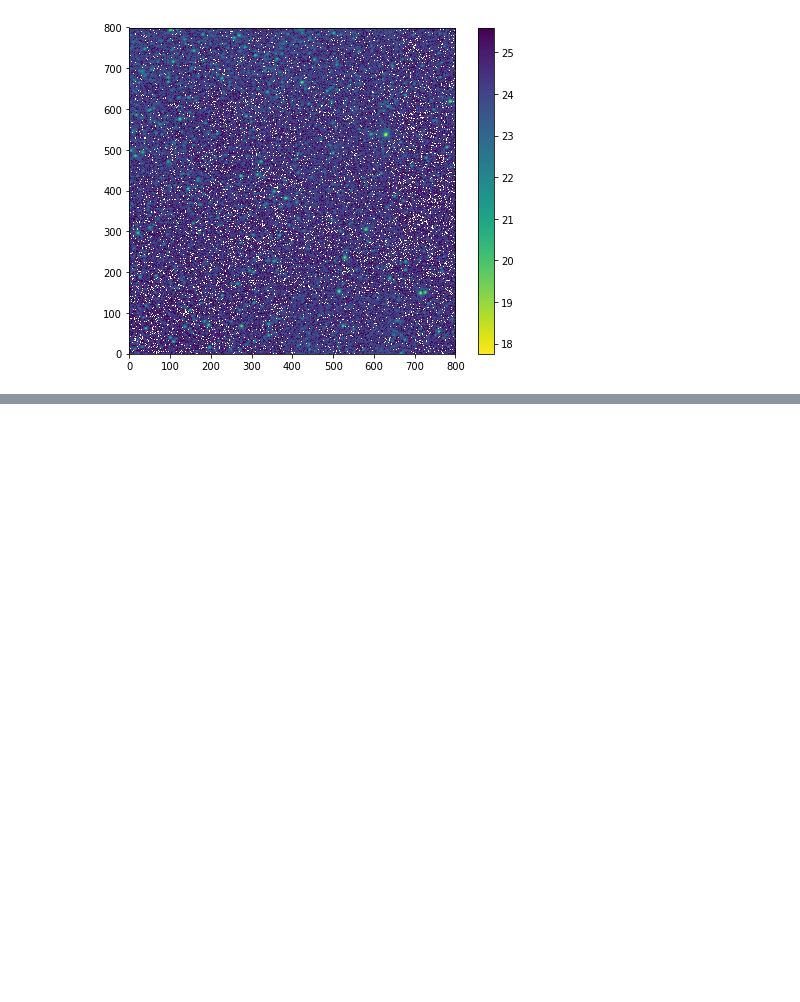
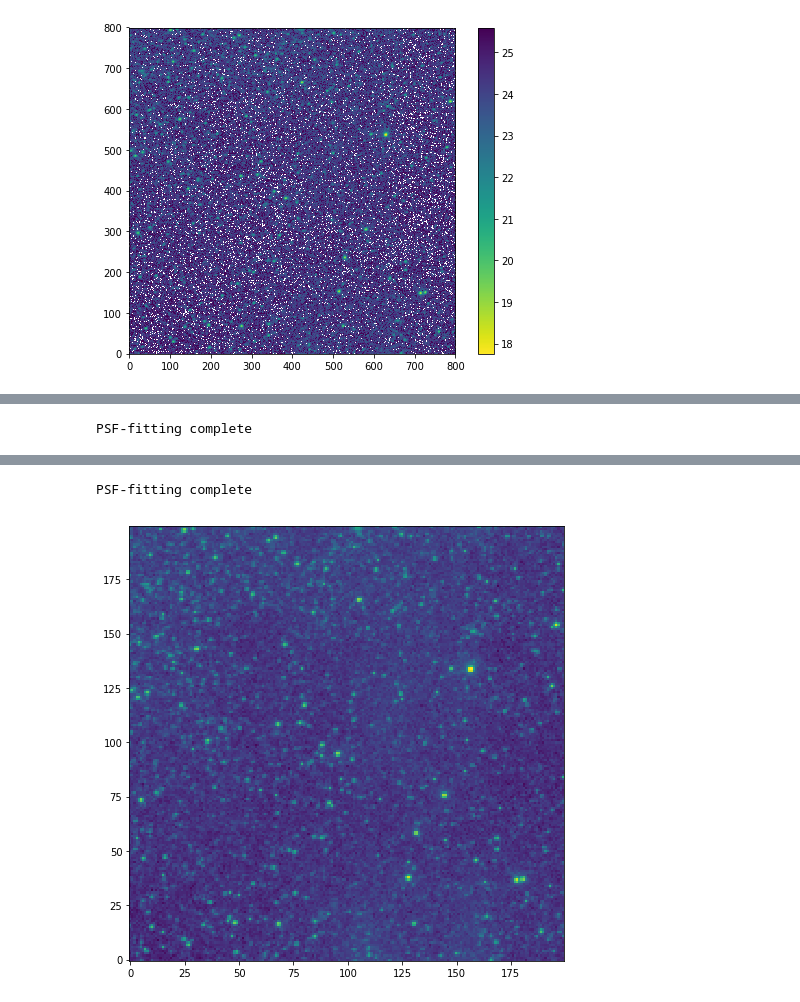
Before and after one commit to bwgref/duet-astro, a Jupyter notebook: notebooks/LMC image simulation.ipynb, the cells around one changed output, grey strips where cells are left out. Saved outputs shown, nothing was run; the diff lists cells and outputs as text; code cells hidden in the pictures; blank space fills up the shorter version.

Commit message:
Set up fake stars test (WIP)

```diff
--- a/notebooks/LMC image simulation.ipynb
+++ b/notebooks/LMC image simulation.ipynb
@@ -7,13 +7,13 @@ from astropy.convolution import convolve
 import os
 
 from astroduet.config import Telescope
+from astroduet.diff_image import py_zogy
 from astroduet.utils import duet_abmag_to_fluence, duet_fluence_to_abmag
 from astroduet.image_utils import find, ap_phot, run_daophot
 
 duet = Telescope()
 datadir = os.path.join(os.getcwd(), '../astroduet/data')
 
-read_noise = 3.
 exposure = 300 * u.s
 # %%
 # Load a GALEX LMC/SMC image
@@ -251,0 +295,40 @@ PSF-fitting complete
+# %%
+# Create reference image with fake stars
+fake_stars1 = np.zeros(counts1.shape) * crs1.unit
+fake_stars1[y, x] = crs1
+fake_stars1 = convolve(fake_stars1, psf_kernel) * u.ph / u.s
+
+fake_stars2 = np.zeros(counts2.shape) * crs2.unit
+fake_stars2[y, x] = crs2
+fake_stars2 = convolve(fake_stars2, psf_kernel) * u.ph / u.s
+
+all_stars_counts1, all_stars_counts2 = counts1 + (fake_stars1 * exposure), counts2 + (fake_stars2 * exposure)
+
+ref1, ref2 = np.zeros(all_stars_counts1.shape) * counts1.unit, np.zeros(all_stars_counts2.shape) * counts2.unit
+for i in range(n_exp):
+    # Apply Poisson noise and instrument noise
+    r1 = np.random.poisson(all_stars_counts1.value) + np.random.normal(loc=0,scale=read_noise,size=counts1.shape)
+    r1 = np.floor(r1) * counts1.unit
+    r1[r1 < 0] = 0
+
+    r2 = np.random.poisson(all_stars_counts2.value) + np.random.normal(loc=0,scale=read_noise,size=counts2.shape)
+    r2 = np.floor(r2) * counts2.unit
+    r2[r2 < 0] = 0
+
+    # Add to the co-add
+    ref1 += r1
+    ref2 += r2
+
+fake_ref_rate1 = ref1 / (exposure * n_exp)
+fake_ref_rate2 = ref2 / (exposure * n_exp)
+
+plt.figure(figsize=(8,8))
+plt.imshow(fake_ref_rate1.value, cmap='viridis', aspect=1, origin='lower', norm=LogNorm())
+
+# Can we find/measure the fake stars?
+fake_ref_tbl1, _, threshold1 = find(fake_ref_rate1.value,psf_fwhm_pix.value,method='daophot')
+fake_ref_tbl2, _, threshold2 = find(fake_ref_rate2.value,psf_fwhm_pix.value,method='daophot')
+
+fake_ref_result1, _ = run_daophot(fake_ref_rate1.value,threshold1,fake_ref_tbl1,niters=1,duet=duet)
+fake_ref_result2, _ = run_daophot(fake_ref_rate2.value,threshold2,fake_ref_tbl2,niters=1,duet=duet)
+# %% [output]
@@ -251,0 +337 @@ PSF-fitting complete
+PSF-fitting complete
@@ -251,0 +340,2 @@ PSF-fitting complete
+PSF-fitting complete
+[figure, added]
```
Also changed, not shown: parts of 15 cells of this notebook.
